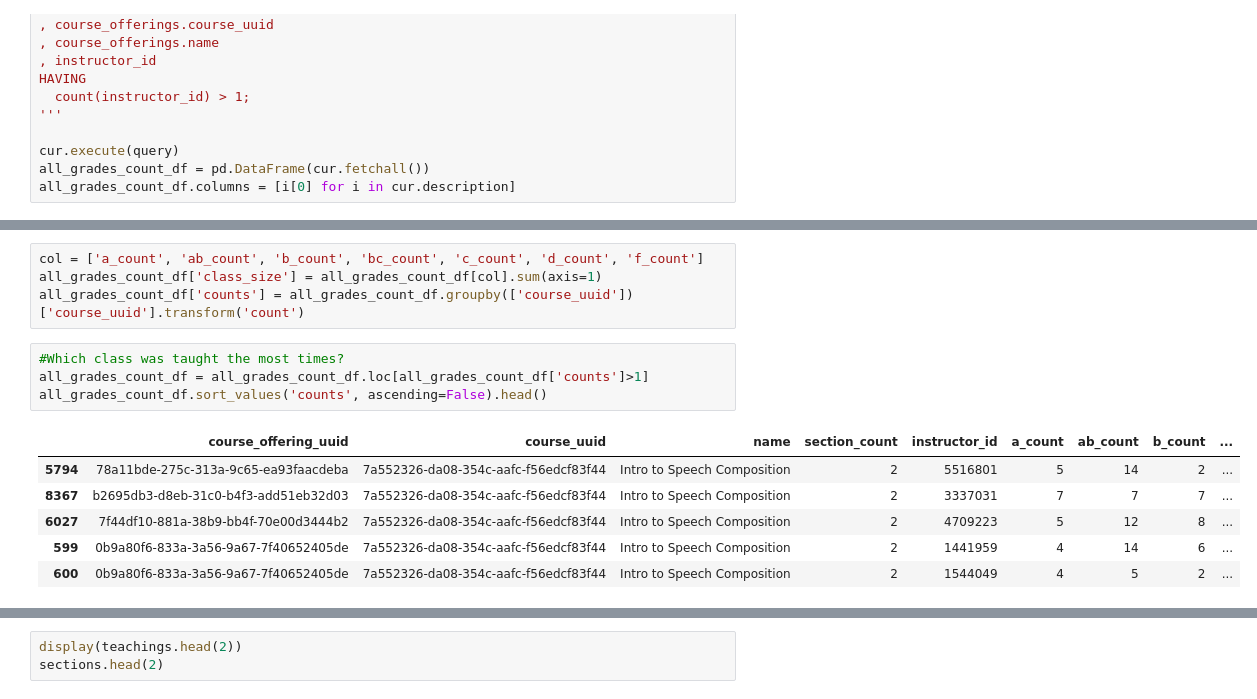
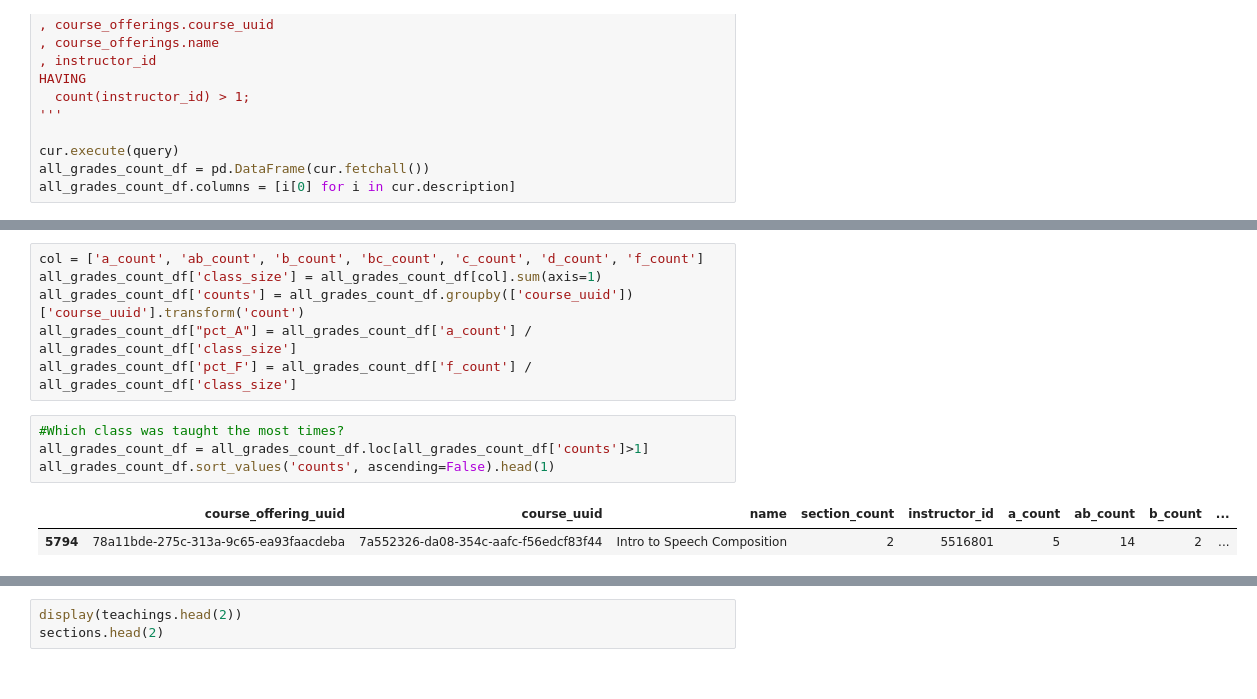
Before and after one commit to UpwardTrajectory/hypo-testing-UW-madison, a Jupyter notebook: kaspar_eda.ipynb, the cells around one changed output, grey strips where cells are left out. Drawn from its saved outputs; the diff is of its cells as text.

```diff
--- a/kaspar_eda.ipynb
+++ b/kaspar_eda.ipynb
@@ -190,14 +140,12 @@ all_grades_count_df.head()
 col = ['a_count', 'ab_count', 'b_count', 'bc_count', 'c_count', 'd_count', 'f_count']
 all_grades_count_df['class_size'] = all_grades_count_df[col].sum(axis=1)
 all_grades_count_df['counts'] = all_grades_count_df.groupby(['course_uuid'])['course_uuid'].transform('count')
+all_grades_count_df["pct_A"] = all_grades_count_df['a_count'] / all_grades_count_df['class_size']
+all_grades_count_df['pct_F'] = all_grades_count_df['f_count'] / all_grades_count_df['class_size']
 # %%
 #Which class was taught the most times?
 all_grades_count_df = all_grades_count_df.loc[all_grades_count_df['counts']>1]
-all_grades_count_df.sort_values('counts', ascending=False).head()
+all_grades_count_df.sort_values('counts', ascending=False).head(1)
 # %% [output]
 |  | course_offering_uuid | course_uuid | name | section_count | instructor_id | a_count | ab_count | b_count | ... |
 | 5794 | 78a11bde-275c-313a-9c65-ea93faacdeba | 7a552326-da08-354c-aafc-f56edcf83f44 | Intro to Speech Composition | 2 | 5516801 | 5 | 14 | 2 | ... |
-| 8367 | b2695db3-d8eb-31c0-b4f3-add51eb32d03 | 7a552326-da08-354c-aafc-f56edcf83f44 | Intro to Speech Composition | 2 | 3337031 | 7 | 7 | 7 | ... |
-| 6027 | 7f44df10-881a-38b9-bb4f-70e00d3444b2 | 7a552326-da08-354c-aafc-f56edcf83f44 | Intro to Speech Composition | 2 | 4709223 | 5 | 12 | 8 | ... |
-| 599 | 0b9a80f6-833a-3a56-9a67-7f40652405de | 7a552326-da08-354c-aafc-f56edcf83f44 | Intro to Speech Composition | 2 | 1441959 | 4 | 14 | 6 | ... |
-| 600 | 0b9a80f6-833a-3a56-9a67-7f40652405de | 7a552326-da08-354c-aafc-f56edcf83f44 | Intro to Speech Composition | 2 | 1544049 | 4 | 5 | 2 | ... |
```
Also changed, not shown: parts of 36 cells of this notebook.
